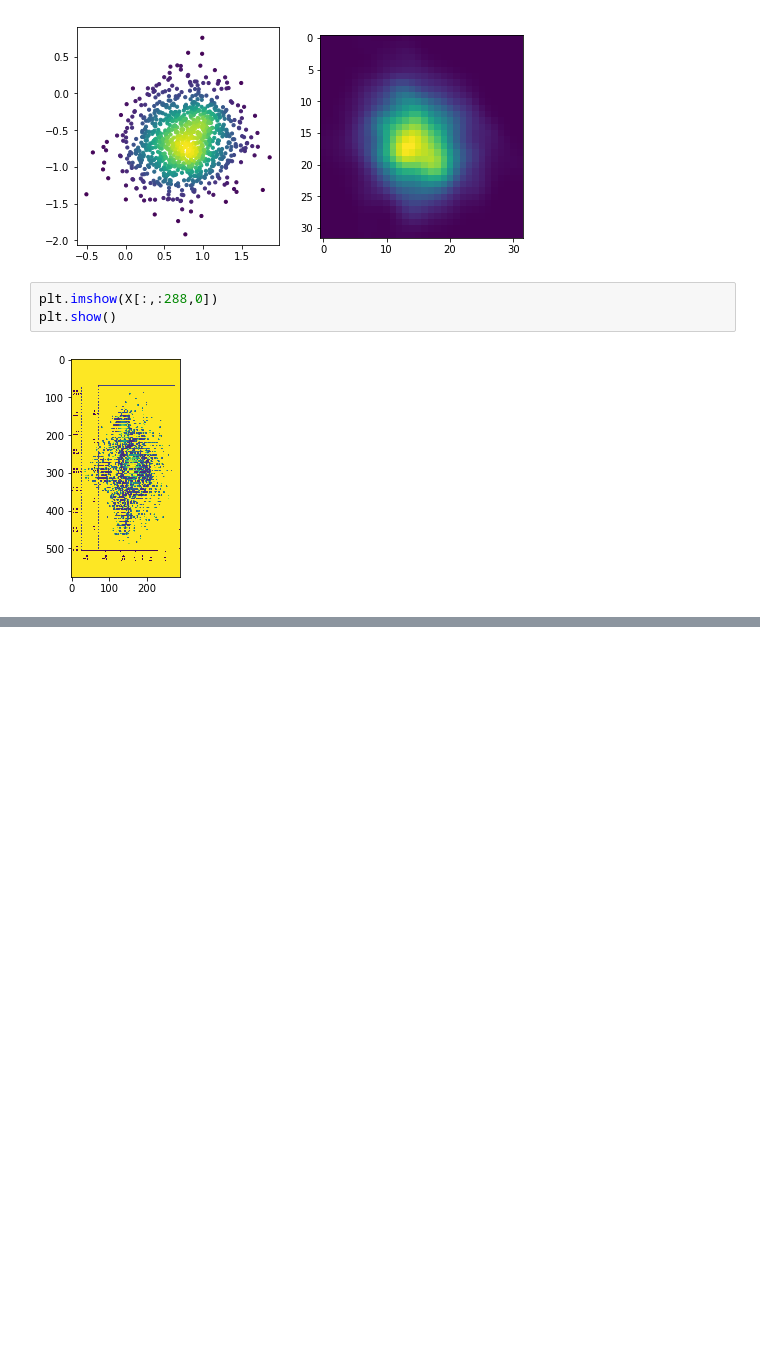
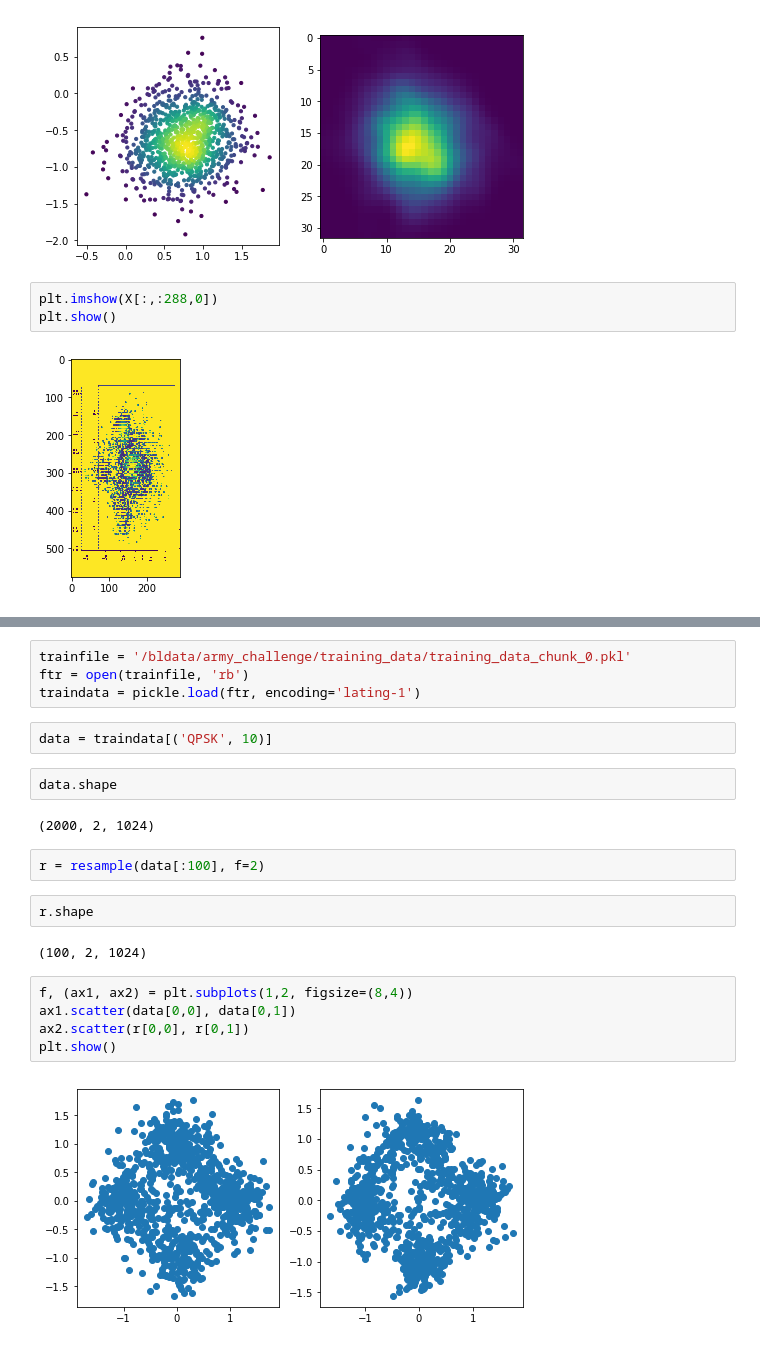
Before and after one commit to yunfanz/army_challenge, a Jupyter notebook: Code/SignalInspection.ipynb, the cells around one changed output, grey strips where cells are left out. Cells and saved outputs as stored; diff of their text form; blank space fills up the shorter version.

```diff
--- a/Code/SignalInspection.ipynb
+++ b/Code/SignalInspection.ipynb
@@ -143,0 +125,23 @@ gaussian_kde?
+# %%
+trainfile = '/bldata/army_challenge/training_data/training_data_chunk_0.pkl'
+ftr = open(trainfile, 'rb')
+traindata = pickle.load(ftr, encoding='lating-1')
+# %%
+data = traindata[('QPSK', 10)]
+# %%
+data.shape
+# %% [output]
+(2000, 2, 1024)
+# %%
+r = resample(data[:100], f=2)
+# %%
+r.shape
+# %% [output]
+(100, 2, 1024)
+# %%
+f, (ax1, ax2) = plt.subplots(1,2, figsize=(8,4))
+ax1.scatter(data[0,0], data[0,1])
+ax2.scatter(r[0,0], r[0,1])
+plt.show()
+# %% [output]
+[figure, added]
```
Also changed, not shown: parts of 4 cells of this notebook, 2 other files.
